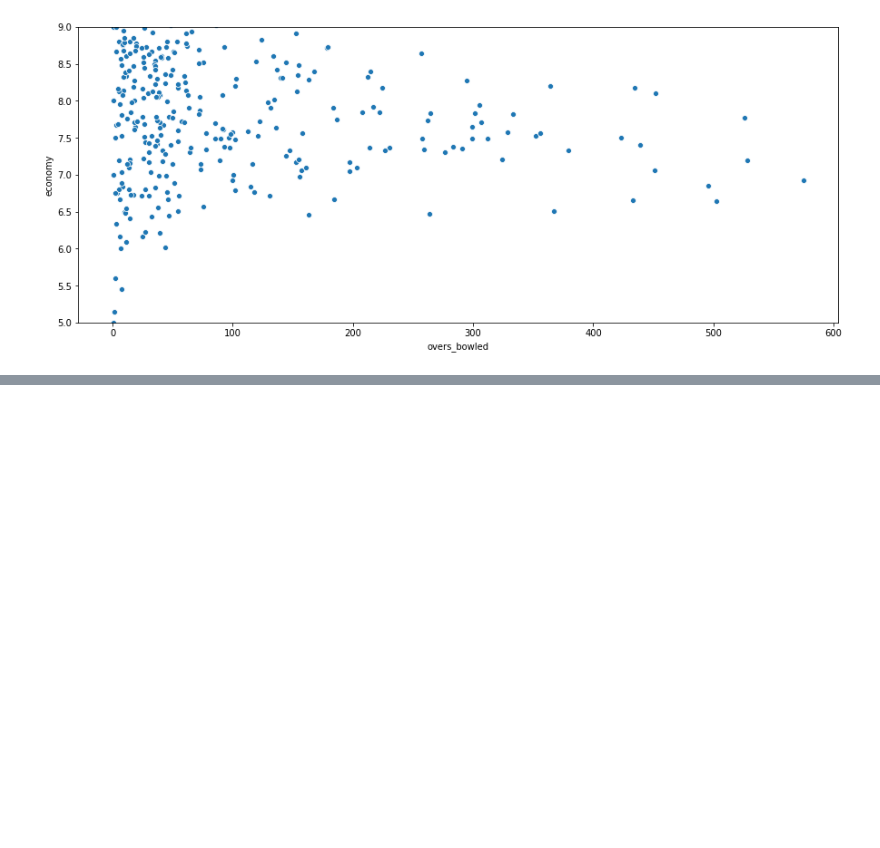
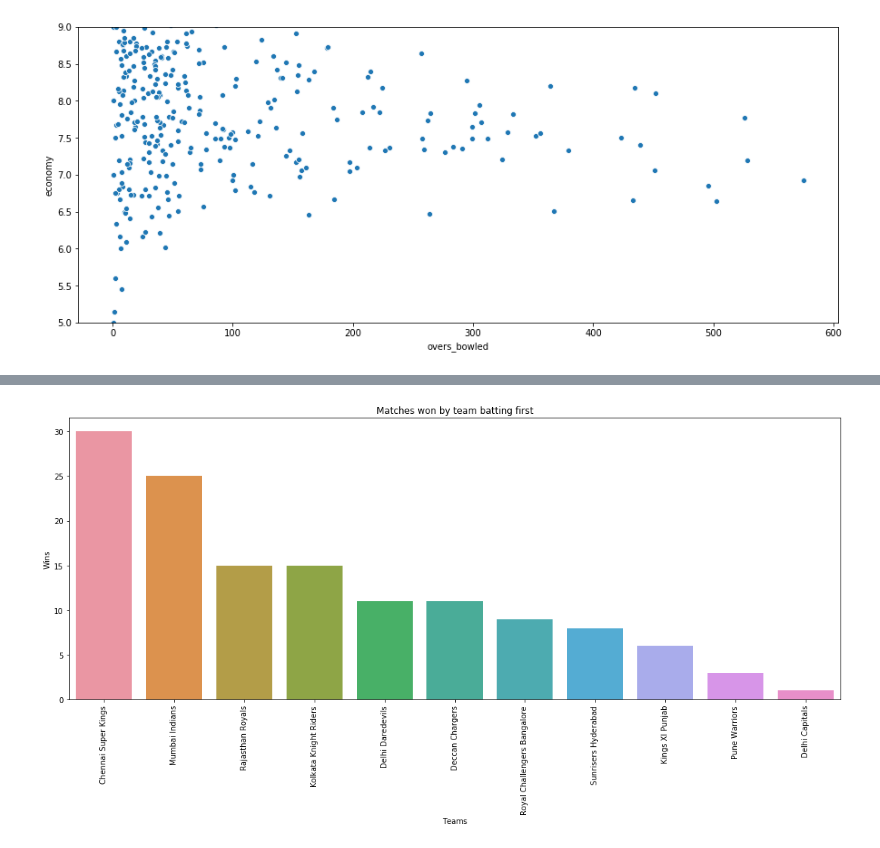
Before and after one commit to SDS7695/IPL-2008-2019-EDA, a Jupyter notebook: IPL 2008-2019 EDA.ipynb, the cells around one changed output, grey strips where cells are left out. Drawn from its saved outputs; the diff is of its cells as text; code cells hidden in the pictures; blank space fills up the shorter version.

```diff
--- a/IPL 2008-2019 EDA.ipynb
+++ b/IPL 2008-2019 EDA.ipynb
@@ -479,0 +496,12 @@ fig.set_ylim([5,9])
+# %%
+#30 Matches won by team batting first
+
+df = matches[matches.winner==matches.toss_winner][matches.winner==matches.team1]
+count = df.winner.value_counts()
+fig = plt.figure(figsize=(15,8))
+plot3=sns.barplot(count.index,count.values)
+plot3.set_xticklabels(count.index,rotation=90)
+plot3.set(title='Matches won by team batting first',xlabel='Teams',ylabel='Wins')
+fig.tight_layout()
+# %% [output]
+[figure, added]
```
Also changed, not shown: parts of 10 cells of this notebook.
